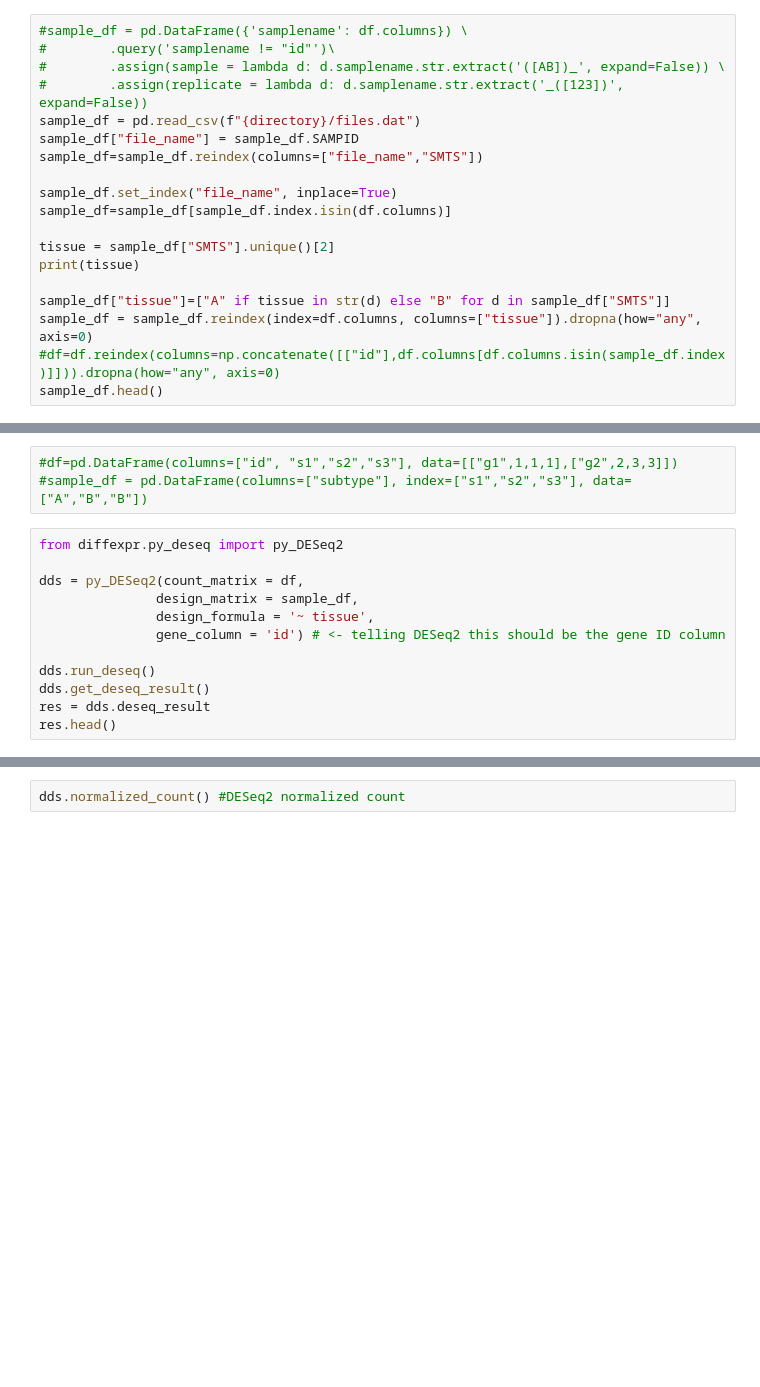
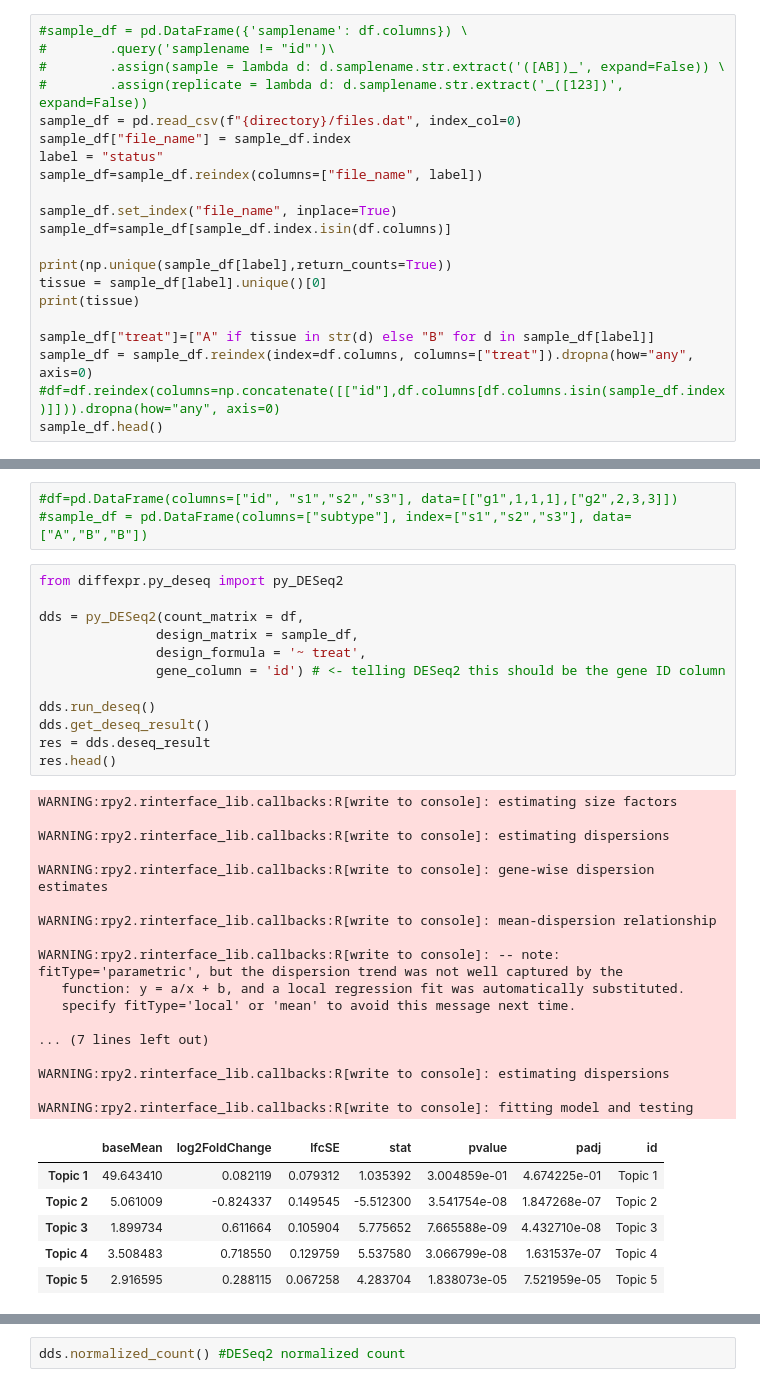
Before and after one commit to fvalle1/phd, a Jupyter notebook: diffExpressed/DESeq2.ipynb, the cells around one changed output, grey strips where cells are left out. Cells and saved outputs as stored; diff of their text form; blank space fills up the shorter version.

```diff
--- a/diffExpressed/DESeq2.ipynb
+++ b/diffExpressed/DESeq2.ipynb
@@ -28,17 +37,19 @@ And here, we will create a design matrix based on the samples in the count table
 #        .query('samplename != "id"')\
 #        .assign(sample = lambda d: d.samplename.str.extract('([AB])_', expand=False)) \
 #        .assign(replicate = lambda d: d.samplename.str.extract('_([123])', expand=False))
-sample_df = pd.read_csv(f"{directory}/files.dat")
-sample_df["file_name"] = sample_df.SAMPID
-sample_df=sample_df.reindex(columns=["file_name","SMTS"])
+sample_df = pd.read_csv(f"{directory}/files.dat", index_col=0)
+sample_df["file_name"] = sample_df.index
+label = "status"
+sample_df=sample_df.reindex(columns=["file_name", label])
 
 sample_df.set_index("file_name", inplace=True)
 sample_df=sample_df[sample_df.index.isin(df.columns)]
 
-tissue = sample_df["SMTS"].unique()[2]
+print(np.unique(sample_df[label],return_counts=True))
+tissue = sample_df[label].unique()[0]
 print(tissue)
 
-sample_df["tissue"]=["A" if tissue in str(d) else "B" for d in sample_df["SMTS"]]
-sample_df = sample_df.reindex(index=df.columns, columns=["tissue"]).dropna(how="any", axis=0)
+sample_df["treat"]=["A" if tissue in str(d) else "B" for d in sample_df[label]]
+sample_df = sample_df.reindex(index=df.columns, columns=["treat"]).dropna(how="any", axis=0)
 #df=df.reindex(columns=np.concatenate([["id"],df.columns[df.columns.isin(sample_df.index)]])).dropna(how="any", axis=0)
 sample_df.head()
@@ -53,15 +74,39 @@ sys.path.append("./diffexpr/")
 # %%
 from diffexpr.py_deseq import py_DESeq2
 
 dds = py_DESeq2(count_matrix = df,
                design_matrix = sample_df,
-               design_formula = '~ tissue',
+               design_formula = '~ treat',
                gene_column = 'id') # <- telling DESeq2 this should be the gene ID column
 
 dds.run_deseq()
 dds.get_deseq_result()
 res = dds.deseq_result
 res.head()
+# %% [output]
+WARNING:rpy2.rinterface_lib.callbacks:R[write to console]: estimating size factors
+
+WARNING:rpy2.rinterface_lib.callbacks:R[write to console]: estimating dispersions
+
+WARNING:rpy2.rinterface_lib.callbacks:R[write to console]: gene-wise dispersion estimates
+
+WARNING:rpy2.rinterface_lib.callbacks:R[write to console]: mean-dispersion relationship
+
+WARNING:rpy2.rinterface_lib.callbacks:R[write to console]: -- note: fitType='parametric', but the dispersion trend was not well captured by the
+   function: y = a/x + b, and a local regression fit was automatically substituted.
+   specify fitType='local' or 'mean' to avoid this message next time.
+
+... (7 lines left out)
+
+WARNING:rpy2.rinterface_lib.callbacks:R[write to console]: estimating dispersions
+
+WARNING:rpy2.rinterface_lib.callbacks:R[write to console]: fitting model and testing
+|  | baseMean | log2FoldChange | lfcSE | stat | pvalue | padj | id |
+| Topic 1 | 49.643410 | 0.082119 | 0.079312 | 1.035392 | 3.004859e-01 | 4.674225e-01 | Topic 1 |
+| Topic 2 | 5.061009 | -0.824337 | 0.149545 | -5.512300 | 3.541754e-08 | 1.847268e-07 | Topic 2 |
+| Topic 3 | 1.899734 | 0.611664 | 0.105904 | 5.775652 | 7.665588e-09 | 4.432710e-08 | Topic 3 |
+| Topic 4 | 3.508483 | 0.718550 | 0.129759 | 5.537580 | 3.066799e-08 | 1.631537e-07 | Topic 4 |
+| Topic 5 | 2.916595 | 0.288115 | 0.067258 | 4.283704 | 1.838073e-05 | 7.521959e-05 | Topic 5 |
 # %%
 import plotly.graph_objects as go
 fig = go.Figure()
```
Also changed, not shown: parts of 5 cells of this notebook, 2 other files.
